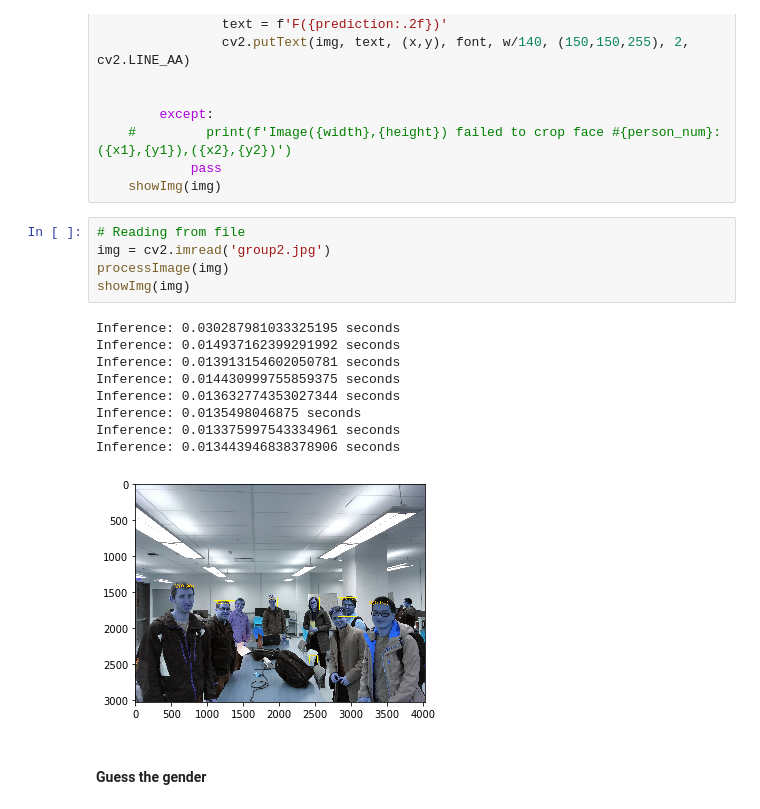
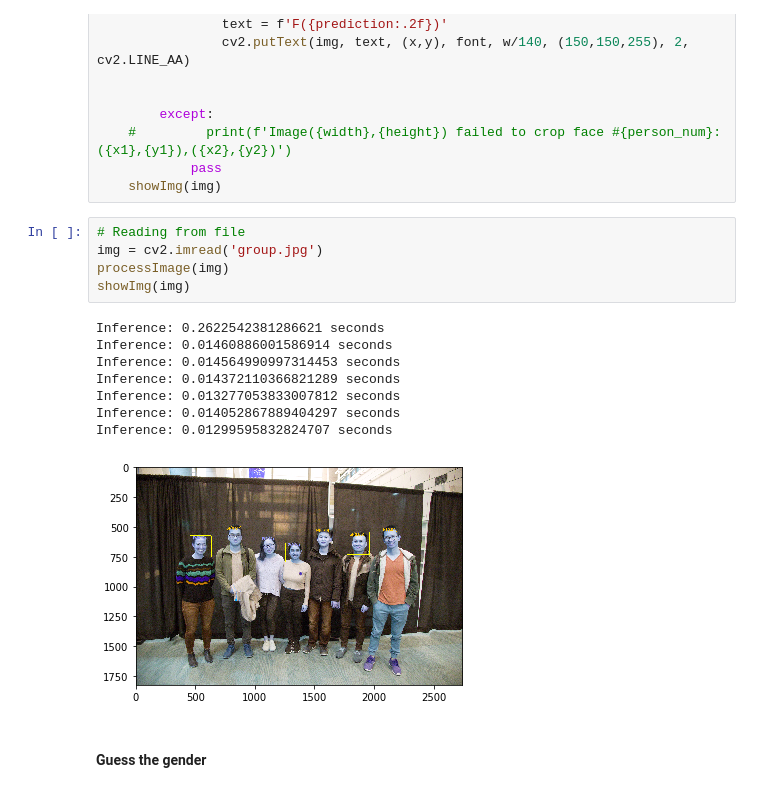
Before and after one commit to airoscar/3ShadesML, a Jupyter notebook: Demo/Demo.ipynb, the cells around one changed output. Drawn from its saved outputs; the diff is of its cells as text.

Commit message:
upload images/, updated demo

```diff
--- a/Demo/Demo.ipynb
+++ b/Demo/Demo.ipynb
@@ -74,19 +74,18 @@ def processImage(img):
     showImg(img)
 # %%
 # Reading from file
-img = cv2.imread('group2.jpg')
+img = cv2.imread('group.jpg')
 processImage(img)
 showImg(img)
 # %% [output]
-Inference: 0.030287981033325195 seconds
-Inference: 0.014937162399291992 seconds
-Inference: 0.013913154602050781 seconds
-Inference: 0.014430999755859375 seconds
-Inference: 0.013632774353027344 seconds
-Inference: 0.0135498046875 seconds
-Inference: 0.013375997543334961 seconds
-Inference: 0.013443946838378906 seconds
+Inference: 0.2622542381286621 seconds
+Inference: 0.01460886001586914 seconds
+Inference: 0.014564990997314453 seconds
+Inference: 0.014372110366821289 seconds
+Inference: 0.013277053833007812 seconds
+Inference: 0.014052867889404297 seconds
+Inference: 0.01299595832824707 seconds
-[figure, old version]
+[figure, new version]
 # %% [markdown]
 #### Guess the gender
 # %%
```
Also changed, not shown: parts of 1 cell of this notebook, 11 other files.
